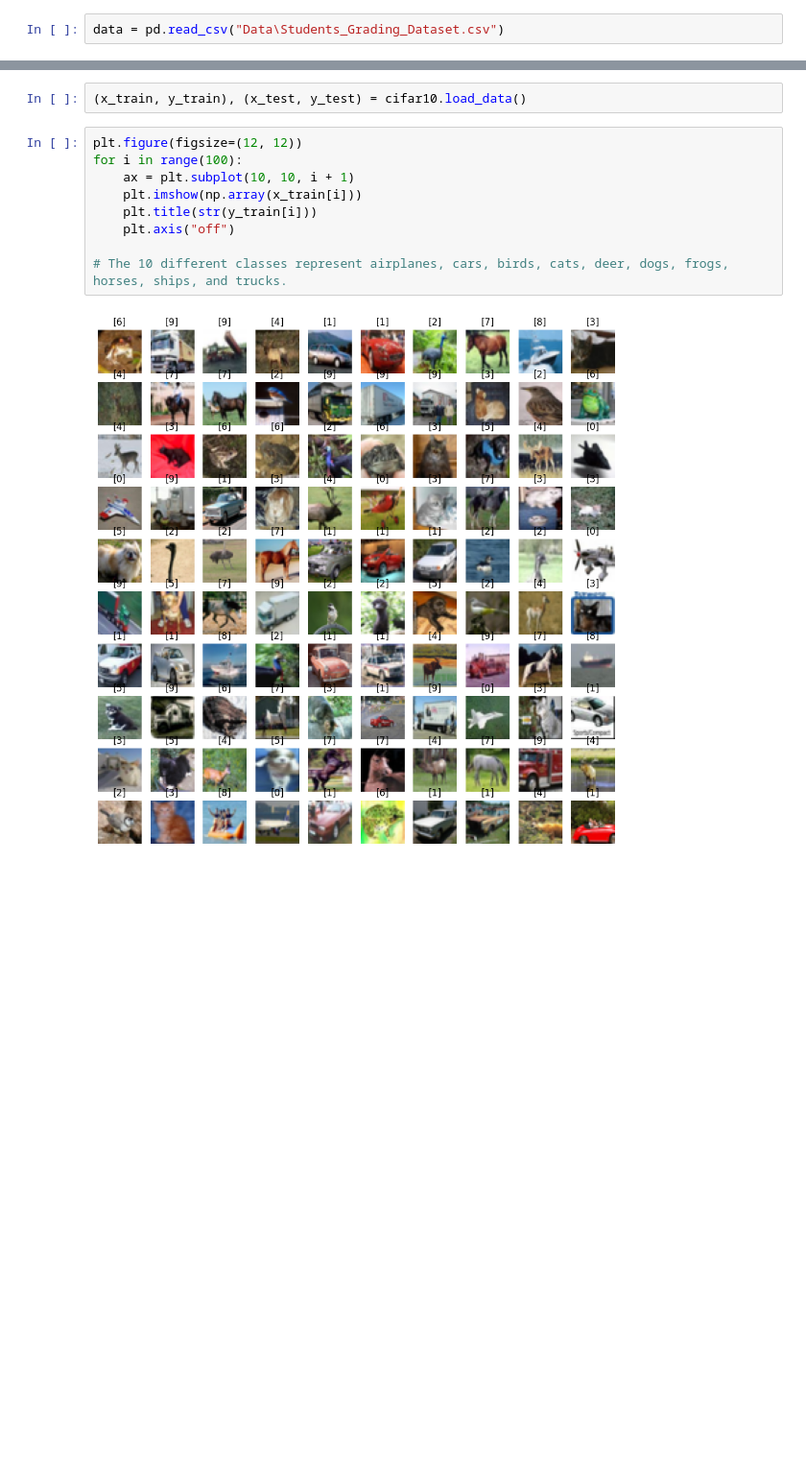
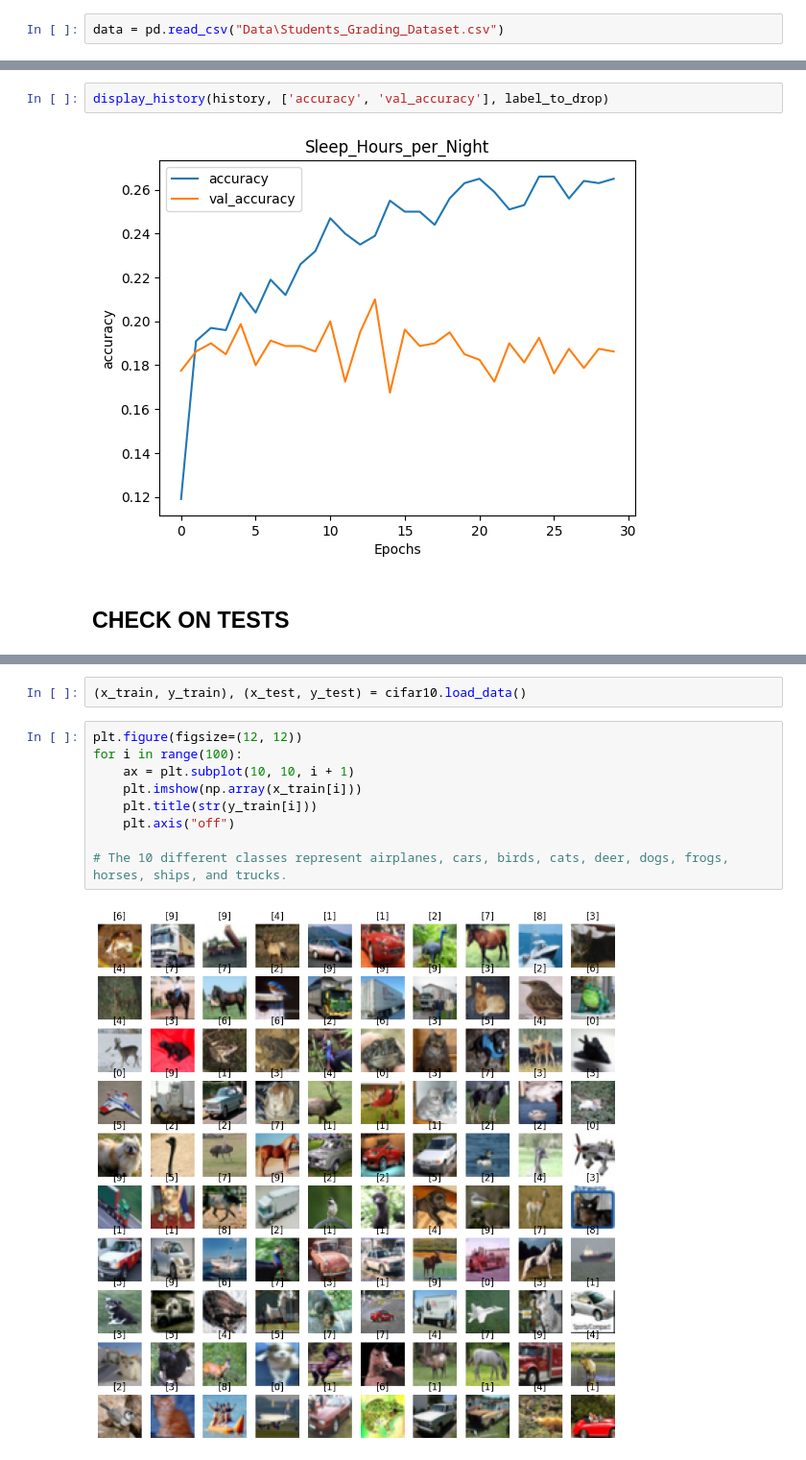
Before and after one commit to KlymentievMaksym/IntelOb, a Jupyter notebook: Lab3/Lab3.ipynb, the cells around one changed output, grey strips where cells are left out. Shown at 96% size. Cells and saved outputs as stored; diff of their text form; blank space fills up the shorter version.

```diff
--- a/Lab3/Lab3.ipynb
+++ b/Lab3/Lab3.ipynb
@@ -88,0 +369,6 @@ data.plot.scatter(x="Sleep_Hours_per_Night", y="Study_Hours_per_Week")
+# %%
+display_history(history, ['accuracy', 'val_accuracy'], label_to_drop)
+# %% [output]
+[figure, added]
+# %% [markdown]
+## CHECK ON TESTS
```
Also changed, not shown: parts of 53 cells of this notebook, 5 other files.
